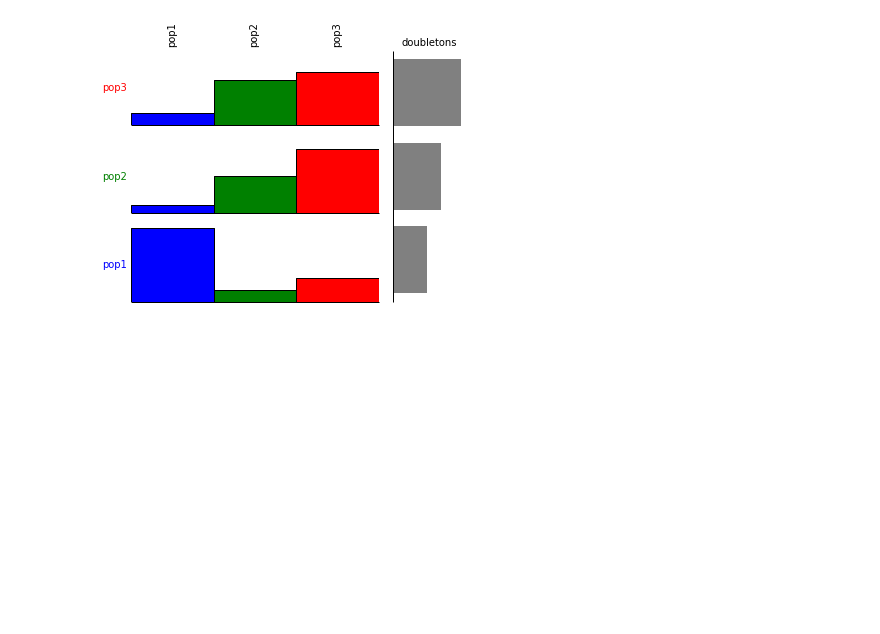
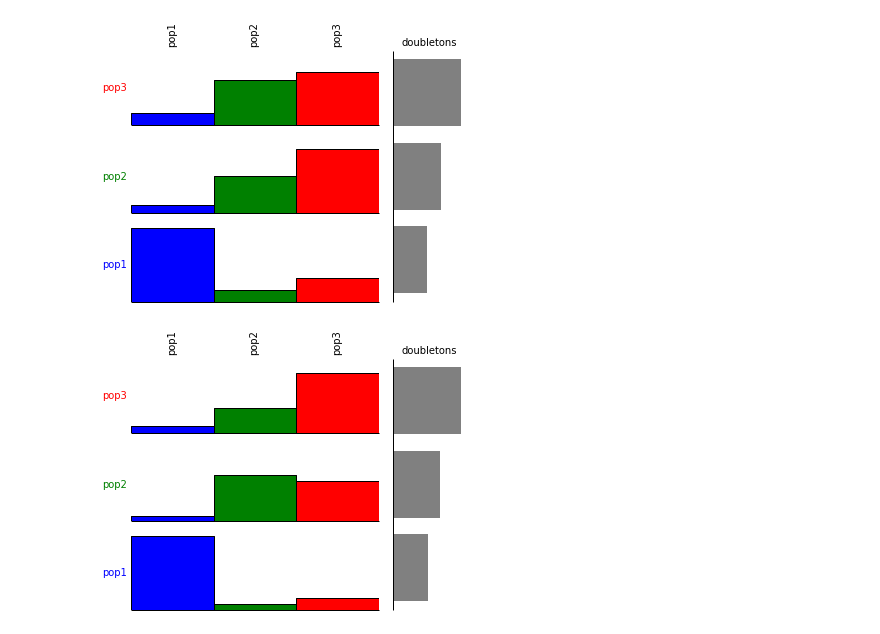
Before and after one commit to alimanfoo/anhima, a Jupyter notebook: examples/f2.ipynb, the cells around one changed output. Cells and saved outputs as stored; diff of their text form; code cells hidden in the pictures; blank space fills up the shorter version.

```diff
--- a/examples/f2.ipynb
+++ b/examples/f2.ipynb
@@ -99,3 +99,13 @@ anhima.f2.plot_f2_fig(counts, subpop_labels=subpop_labels, figsize_factor=1.5);
 anhima.f2.plot_f2_fig(counts, subpop_labels=subpop_labels, figsize_factor=1.5, relative=True);
 # %% [output]
 [figure]
+# %%
+anhima.f2.plot_f2_fig(counts,
+                      subpop_labels=subpop_labels,
+                      figsize_factor=1.5,
+                      relative=True,
+                      normed=True,
+                      n_samples=n_samples,
+                      ploidy=2);
+# %% [output]
+[figure, added]
```
Also changed, not shown: parts of 3 cells of this notebook, 1 other file.
